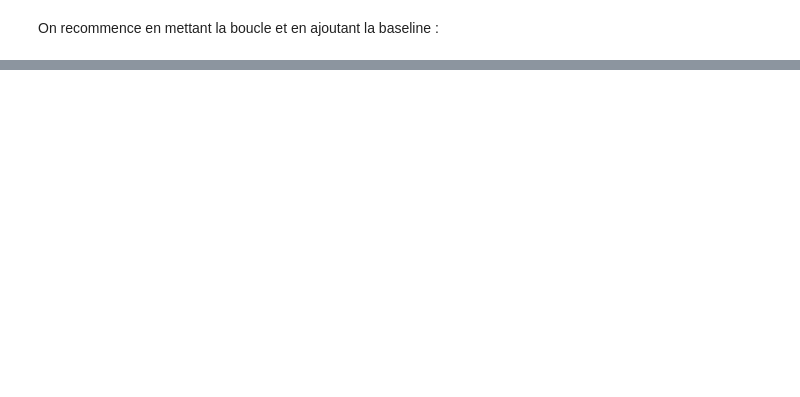
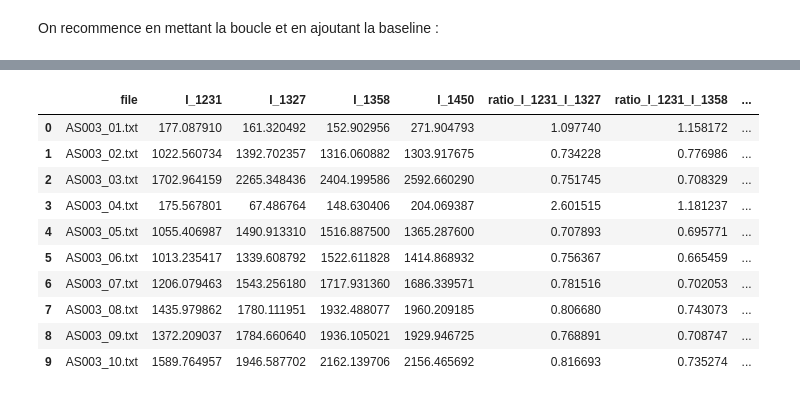
Before and after one commit to Alex-code-lab/spectroscopie_raman, a Jupyter notebook: jupyter_workflow.ipynb, the cells around one changed output, grey strips where cells are left out. Drawn from its saved outputs; the diff is of its cells as text; code cells hidden in the pictures; blank space fills up the shorter version.

```diff
--- a/jupyter_workflow.ipynb
+++ b/jupyter_workflow.ipynb
@@ -291,0 +60,5 @@ from pybaselines import Baseline
+# %%
+# Lecture du fichier Excel de métadonnées :
+metadata_path = "/Users/souchaud/Documents/Travail/CitizenSers/Spectroscopie/"
+metadata_df = pd.read_excel(metadata_path + EXPERIMENT_NAME + "_metadata.xlsx", skiprows=1)
+metadata_df.head()
@@ -454,0 +297,3 @@ p
+# %%
+# Liste des pics d’intérêt (en cm⁻¹)
+peaks = [1231, 1327, 1358, 1450]
@@ -454,0 +302,28 @@ p
+# %%
+# Largeur de la fenêtre de recherche autour de chaque pic
+tolerance = 5  # ±5 cm⁻¹
+
+results = []
+
+for fname, group in combined_df.groupby("file"):
+    spectrum = group.sort_values("Raman Shift")
+
+    record = {"file": fname}
+
+    for target in peaks:
+        # on sélectionne la fenêtre autour du Raman Shift cible
+        window = spectrum[
+            (spectrum["Raman Shift"] >= target - tolerance) &
+            (spectrum["Raman Shift"] <= target + tolerance)
+        ]
+
+        if not window.empty:
+            # on prend le maximum corrigé dans cette zone
+            record[f"I_{target}"] = window["Intensity_corrected"].max()
+        else:
+            record[f"I_{target}"] = np.nan
+
+    results.append(record)
+
+peak_intensities = pd.DataFrame(results)
+peak_intensities.head()
@@ -454,0 +337,18 @@ p
+# %%
+for (target_a, target_b) in itertools.combinations(peaks, 2):
+    peak_intensities[f"ratio_I_{target_a}_I_{target_b}"] = (
+        peak_intensities[f"I_{target_a}"] / peak_intensities[f"I_{target_b}"]
+    )
+peak_intensities.head(10)
+# %% [output]
+|  | file | I_1231 | I_1327 | I_1358 | I_1450 | ratio_I_1231_I_1327 | ratio_I_1231_I_1358 | ... |
+| 0 | AS003_01.txt | 177.087910 | 161.320492 | 152.902956 | 271.904793 | 1.097740 | 1.158172 | ... |
+| 1 | AS003_02.txt | 1022.560734 | 1392.702357 | 1316.060882 | 1303.917675 | 0.734228 | 0.776986 | ... |
+| 2 | AS003_03.txt | 1702.964159 | 2265.348436 | 2404.199586 | 2592.660290 | 0.751745 | 0.708329 | ... |
+| 3 | AS003_04.txt | 175.567801 | 67.486764 | 148.630406 | 204.069387 | 2.601515 | 1.181237 | ... |
+| 4 | AS003_05.txt | 1055.406987 | 1490.913310 | 1516.887500 | 1365.287600 | 0.707893 | 0.695771 | ... |
+| 5 | AS003_06.txt | 1013.235417 | 1339.608792 | 1522.611828 | 1414.868932 | 0.756367 | 0.665459 | ... |
+| 6 | AS003_07.txt | 1206.079463 | 1543.256180 | 1717.931360 | 1686.339571 | 0.781516 | 0.702053 | ... |
+| 7 | AS003_08.txt | 1435.979862 | 1780.111951 | 1932.488077 | 1960.209185 | 0.806680 | 0.743073 | ... |
+| 8 | AS003_09.txt | 1372.209037 | 1784.660640 | 1936.105021 | 1929.946725 | 0.768891 | 0.708747 | ... |
+| 9 | AS003_10.txt | 1589.764957 | 1946.587702 | 2162.139706 | 2156.465692 | 0.816693 | 0.735274 | ... |
```
Also changed, not shown: parts of 42 cells of this notebook, 3 other files.
